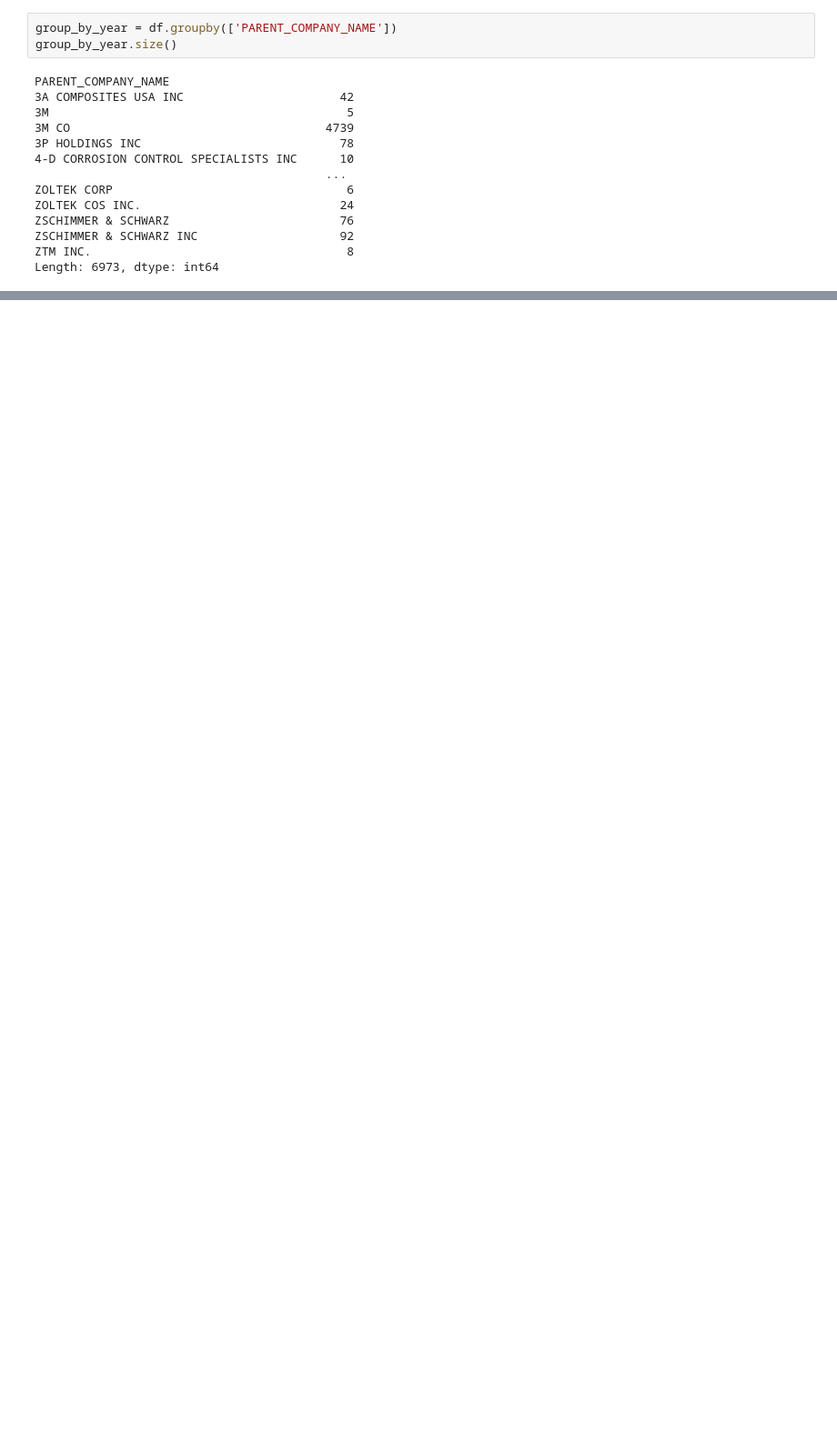
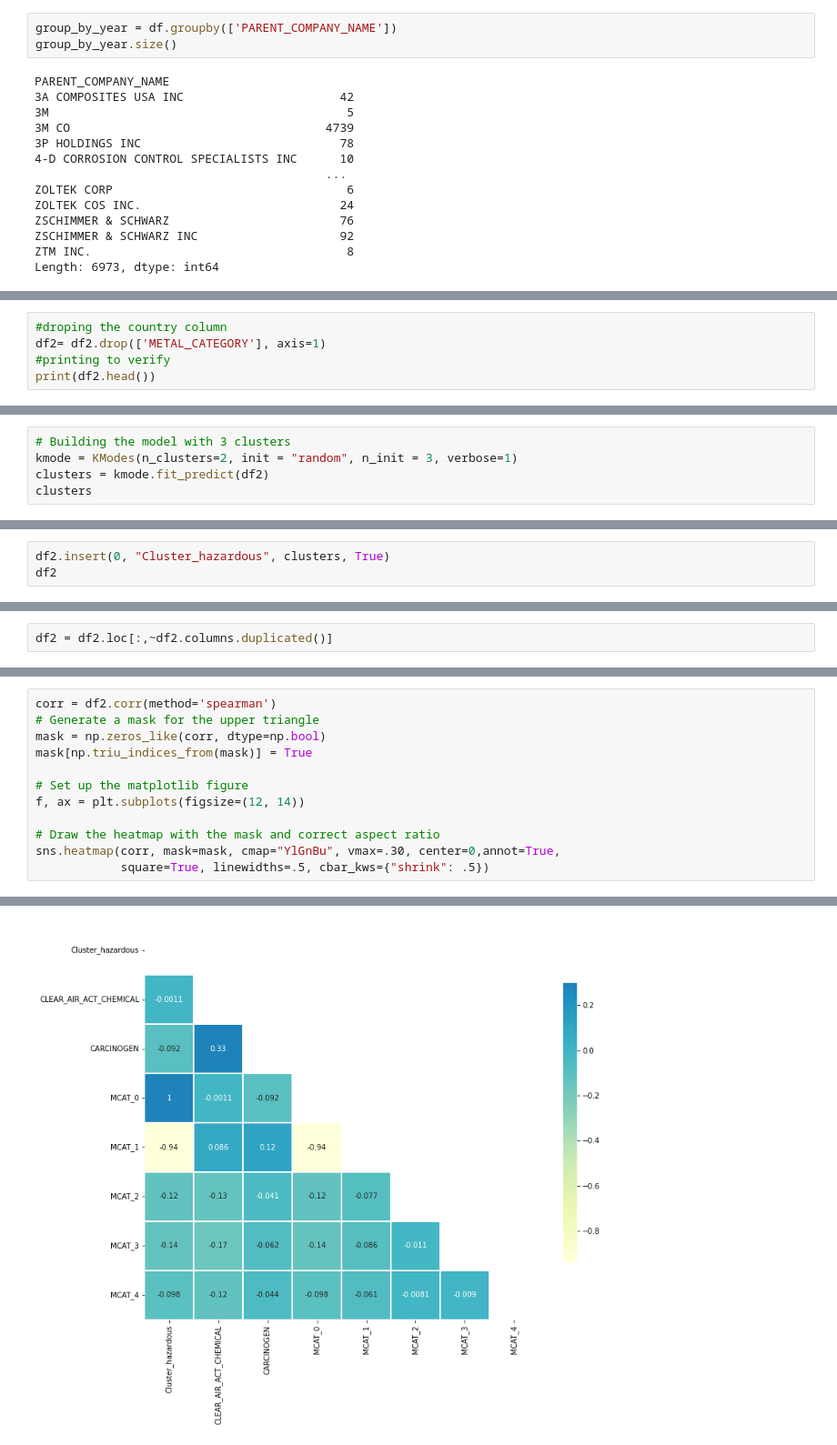
Before and after one commit to vinayakkini101/study-of-toxic-release-inventory, a Jupyter notebook: Toxic_Release_Inventory.ipynb, the cells around one changed output, grey strips where cells are left out. Shown at 91% size. Cells and saved outputs as stored; diff of their text form; blank space fills up the shorter version.

```diff
--- a/Toxic_Release_Inventory.ipynb
+++ b/Toxic_Release_Inventory.ipynb
@@ -235,0 +383,5 @@ df.METAL_CATEGORY.value_counts().plot.bar()
+# %%
+#droping the country column
+df2= df2.drop(['METAL_CATEGORY'], axis=1)
+#printing to verify
+print(df2.head())
@@ -235,0 +413,5 @@ df.METAL_CATEGORY.value_counts().plot.bar()
+# %%
+# Building the model with 3 clusters
+kmode = KModes(n_clusters=2, init = "random", n_init = 3, verbose=1)
+clusters = kmode.fit_predict(df2)
+clusters
@@ -235,0 +434,3 @@ df.METAL_CATEGORY.value_counts().plot.bar()
+# %%
+df2.insert(0, "Cluster_hazardous", clusters, True)
+df2
@@ -235,0 +451,2 @@ df.METAL_CATEGORY.value_counts().plot.bar()
+# %%
+df2 = df2.loc[:,~df2.columns.duplicated()]
@@ -235,0 +469,13 @@ df.METAL_CATEGORY.value_counts().plot.bar()
+# %%
+corr = df2.corr(method='spearman')
+# Generate a mask for the upper triangle
+mask = np.zeros_like(corr, dtype=np.bool)
+mask[np.triu_indices_from(mask)] = True
+
+# Set up the matplotlib figure
+f, ax = plt.subplots(figsize=(12, 14))
+
+# Draw the heatmap with the mask and correct aspect ratio
+sns.heatmap(corr, mask=mask, cmap="YlGnBu", vmax=.30, center=0,annot=True,
+            square=True, linewidths=.5, cbar_kws={"shrink": .5})
+# %% [output]
@@ -235,0 +483 @@ df.METAL_CATEGORY.value_counts().plot.bar()
+[figure, added]
```
Also changed, not shown: parts of 47 cells of this notebook.
